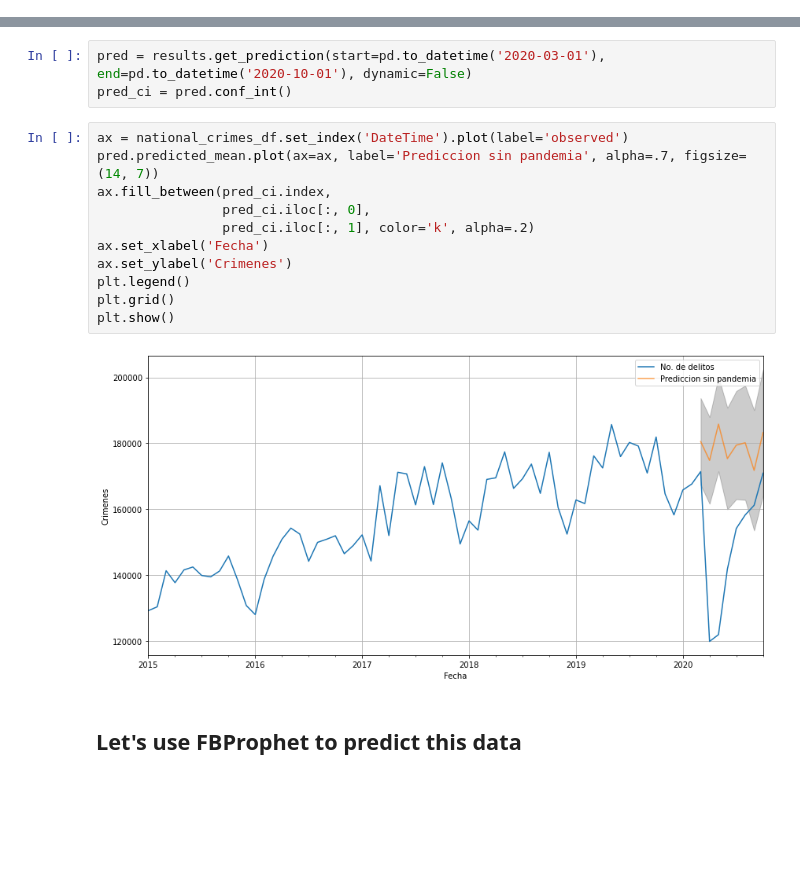
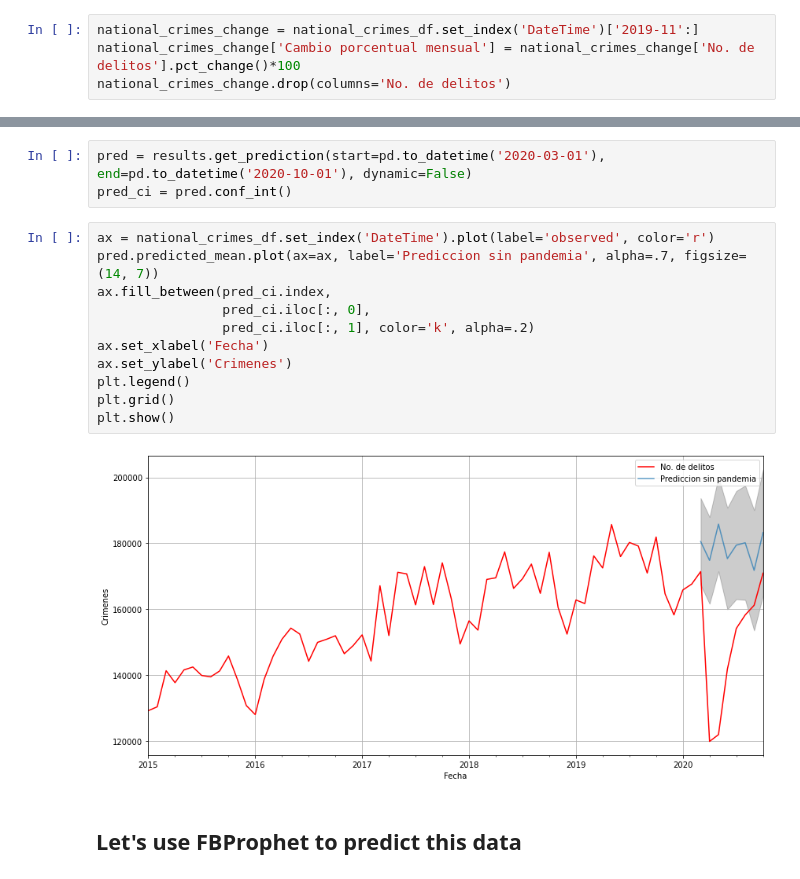
Before and after one commit to ejcv/dataMexicoChallenge, a Jupyter notebook: forecasting_crimes.ipynb, the cells around one changed output, grey strips where cells are left out. Saved outputs shown, nothing was run; the diff lists cells and outputs as text; blank space fills up the shorter version.

```diff
--- a/forecasting_crimes.ipynb
+++ b/forecasting_crimes.ipynb
@@ -87,3 +87,7 @@ national_crimes_df['DateTime'] = national_crimes_df.apply(lambda entry: pd.to_da
                  day = 1)), axis=1)
 
 national_crimes_df.drop(columns = ['Año', 'Mes'], inplace=True)
+# %%
+national_crimes_change = national_crimes_df.set_index('DateTime')['2019-11':]
+national_crimes_change['Cambio porcentual mensual'] = national_crimes_change['No. de delitos'].pct_change()*100
+national_crimes_change.drop(columns='No. de delitos')
@@ -213,18 +232,18 @@ plt.show()
 pred = results.get_prediction(start=pd.to_datetime('2020-03-01'), end=pd.to_datetime('2020-10-01'), dynamic=False)
 pred_ci = pred.conf_int()
 # %%
-ax = national_crimes_df.set_index('DateTime').plot(label='observed')
+ax = national_crimes_df.set_index('DateTime').plot(label='observed', color='r')
 pred.predicted_mean.plot(ax=ax, label='Prediccion sin pandemia', alpha=.7, figsize=(14, 7))
 ax.fill_between(pred_ci.index,
                 pred_ci.iloc[:, 0],
                 pred_ci.iloc[:, 1], color='k', alpha=.2)
 ax.set_xlabel('Fecha')
 ax.set_ylabel('Crimenes')
 plt.legend()
 plt.grid()
 plt.show()
 # %% [output]
-[figure, old version]
+[figure, new version]
 # %% [markdown]
 ## Let's use FBProphet to predict this data
 # %%
```
Also changed, not shown: parts of 12 cells of this notebook, 1 other file.
